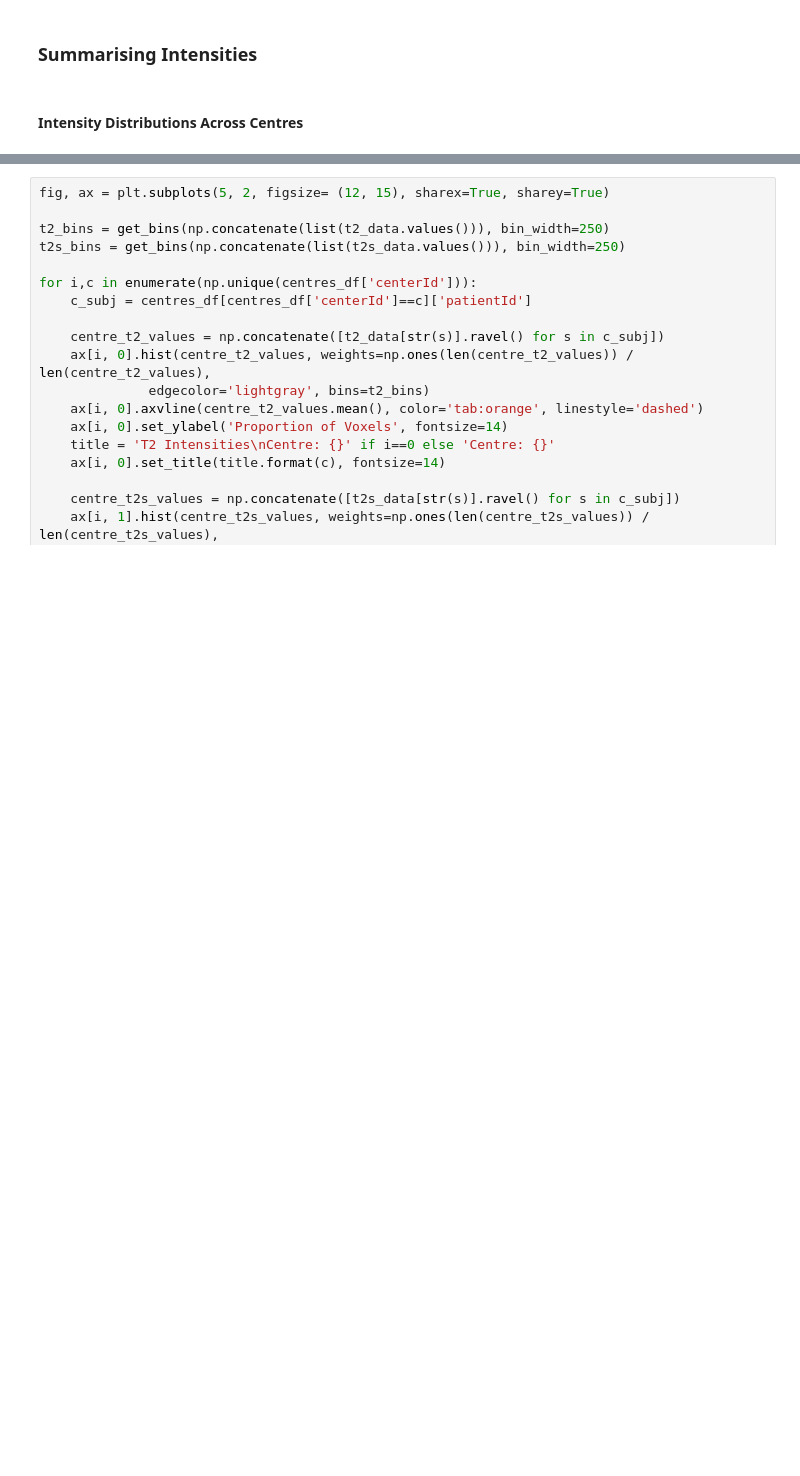
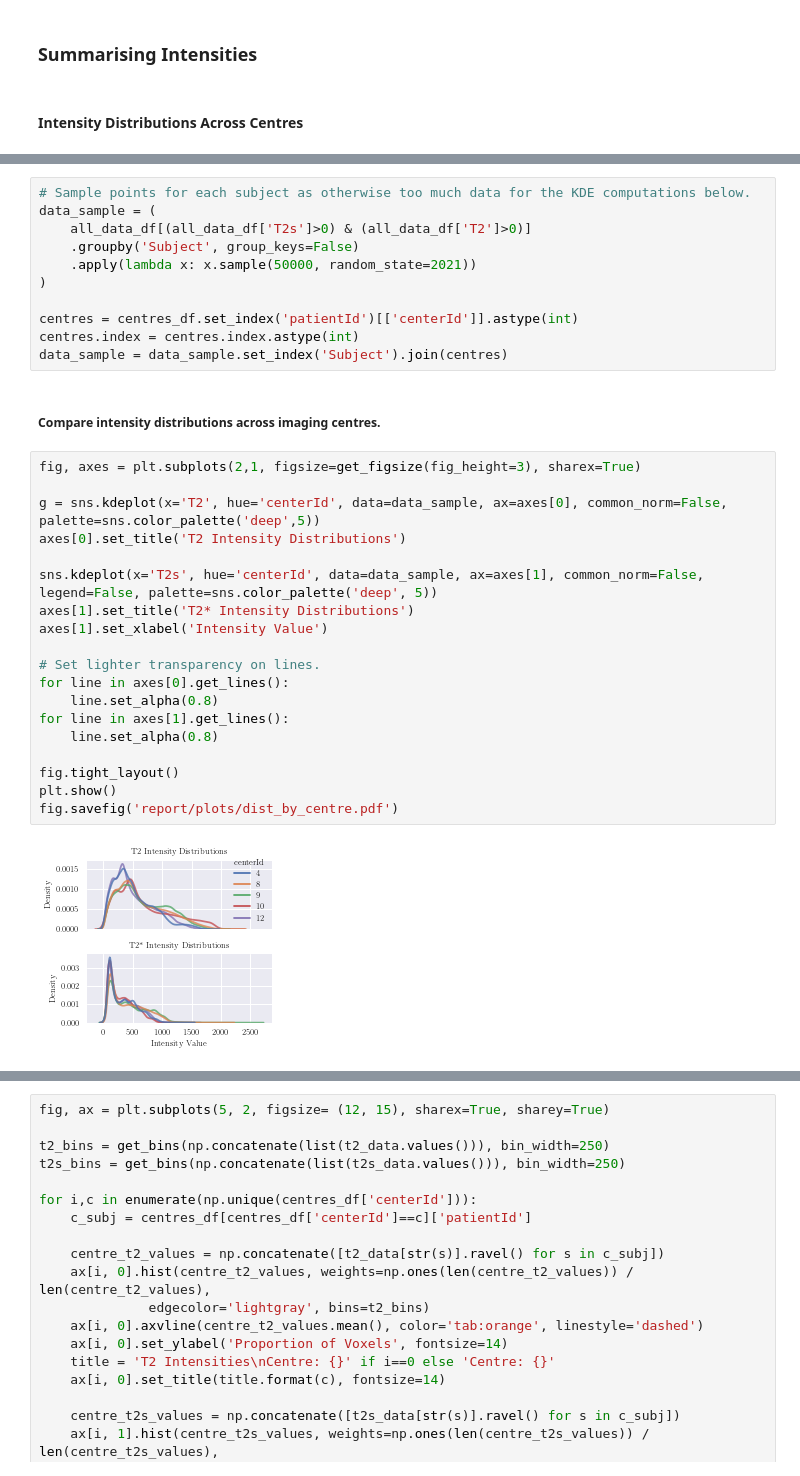
Before and after one commit to rickymwalsh/sc-segmentation, a Jupyter notebook: data-exploration.ipynb, the cells around one changed output, grey strips where cells are left out. Saved outputs shown, nothing was run; the diff lists cells and outputs as text; blank space fills up the shorter version.

```diff
--- a/data-exploration.ipynb
+++ b/data-exploration.ipynb
@@ -138,0 +227,34 @@ def plot_hist(data, bin_width, xmin=None, xmax=None, prop=False, xlab='', ylab='
+# %%
+# Sample points for each subject as otherwise too much data for the KDE computations below.
+data_sample = (
+    all_data_df[(all_data_df['T2s']>0) & (all_data_df['T2']>0)]
+    .groupby('Subject', group_keys=False)
+    .apply(lambda x: x.sample(50000, random_state=2021))
+)
+
+centres = centres_df.set_index('patientId')[['centerId']].astype(int)
+centres.index = centres.index.astype(int)
+data_sample = data_sample.set_index('Subject').join(centres)
+# %% [markdown]
+##### Compare intensity distributions across imaging centres.
+# %%
+fig, axes = plt.subplots(2,1, figsize=get_figsize(fig_height=3), sharex=True)
+
+g = sns.kdeplot(x='T2', hue='centerId', data=data_sample, ax=axes[0], common_norm=False, palette=sns.color_palette('deep',5))
+axes[0].set_title('T2 Intensity Distributions')
+
+sns.kdeplot(x='T2s', hue='centerId', data=data_sample, ax=axes[1], common_norm=False, legend=False, palette=sns.color_palette('deep', 5))
+axes[1].set_title('T2* Intensity Distributions')
+axes[1].set_xlabel('Intensity Value')
+
+# Set lighter transparency on lines.
+for line in axes[0].get_lines():
+    line.set_alpha(0.8)
+for line in axes[1].get_lines():
+    line.set_alpha(0.8)
+
+fig.tight_layout()
+plt.show()
+fig.savefig('report/plots/dist_by_centre.pdf')
+# %% [output]
+[figure, added]
```
Also changed, not shown: parts of 62 cells of this notebook.
